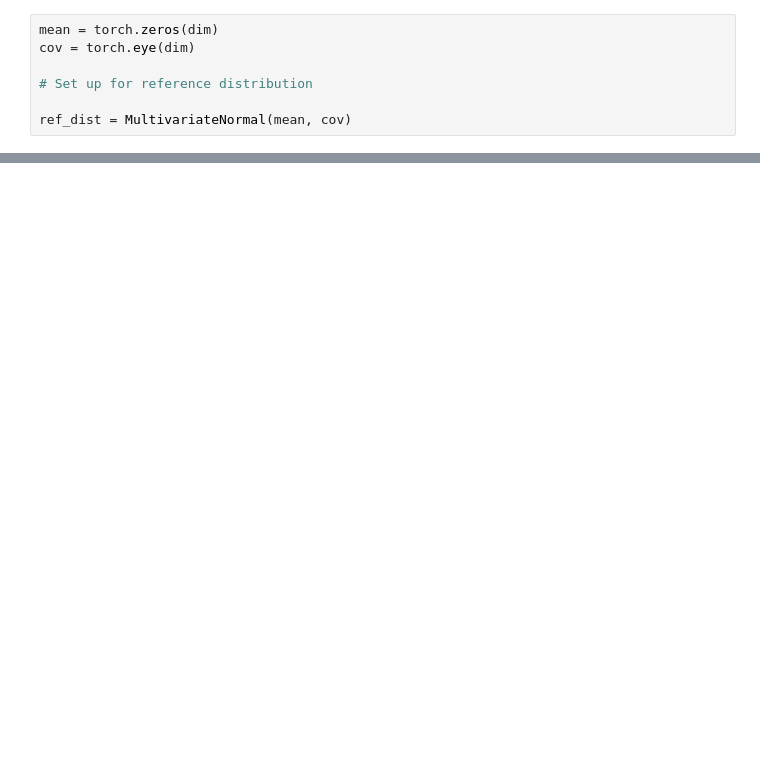
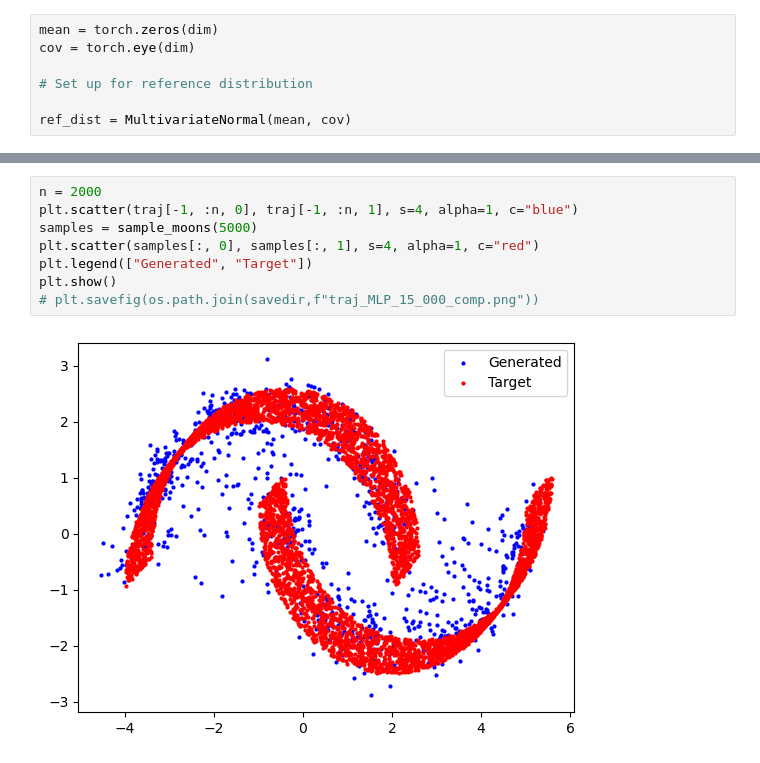
Before and after one commit to GHes31415/conditional-flow-matching, a Jupyter notebook: example_harmonic.ipynb, the cells around one changed output, grey strips where cells are left out. Saved outputs shown, nothing was run; the diff lists cells and outputs as text; blank space fills up the shorter version.

```diff
--- a/example_harmonic.ipynb
+++ b/example_harmonic.ipynb
@@ -171,0 +160,10 @@ tensor([[5.1213],
+# %%
+n = 2000
+plt.scatter(traj[-1, :n, 0], traj[-1, :n, 1], s=4, alpha=1, c="blue")
+samples = sample_moons(5000)
+plt.scatter(samples[:, 0], samples[:, 1], s=4, alpha=1, c="red")
+plt.legend(["Generated", "Target"])
+plt.show()
+# plt.savefig(os.path.join(savedir,f"traj_MLP_15_000_comp.png"))
+# %% [output]
+[figure, added]
```
Also changed, not shown: parts of 17 cells of this notebook, 3 other files.
